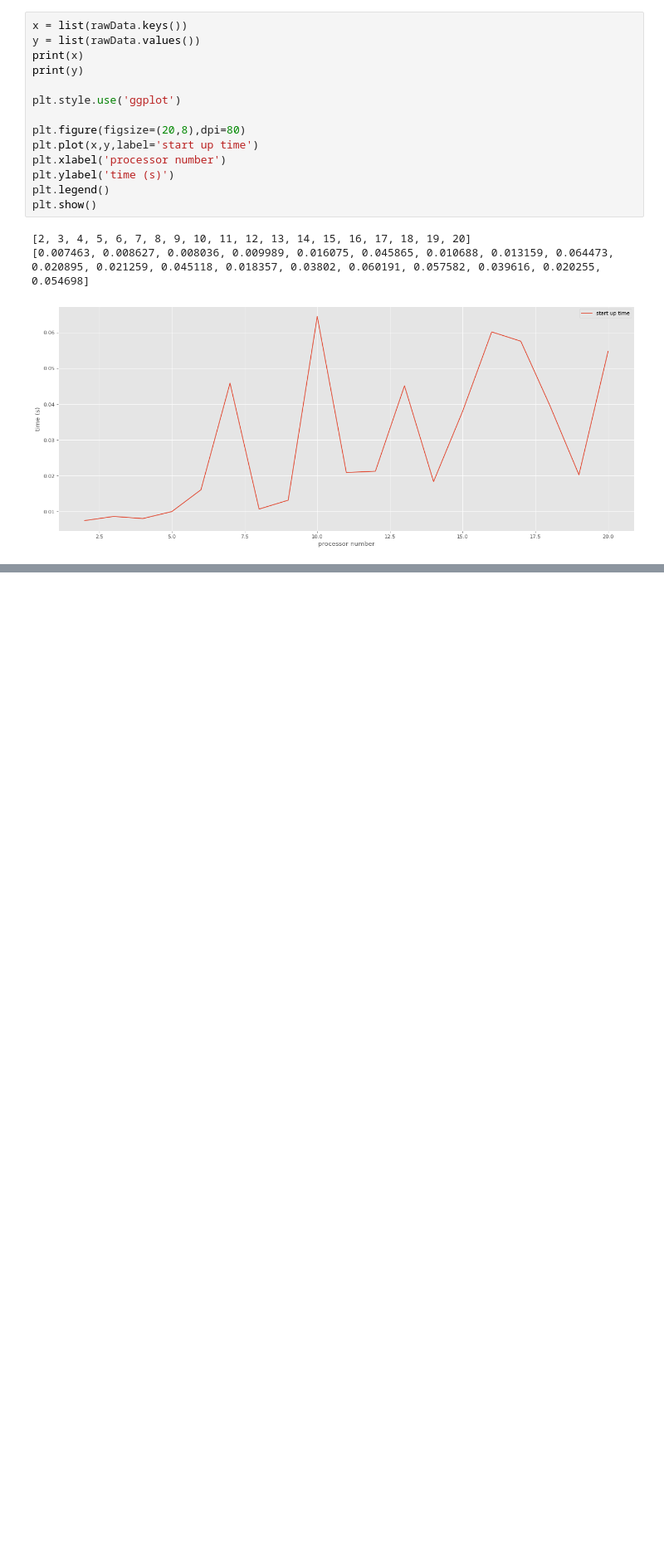
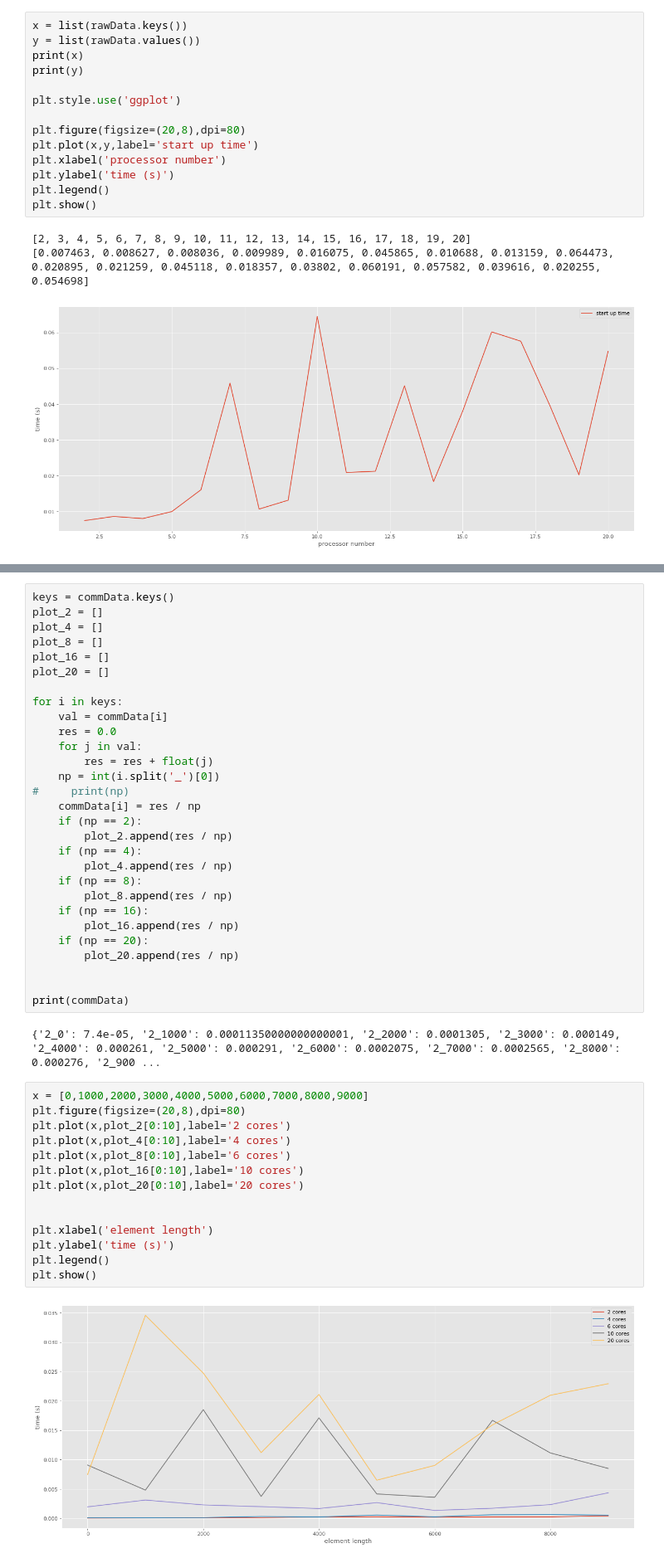
Before and after one commit to ccjeff/CSC4005_parallel_computing, a Jupyter notebook: Untitled.ipynb, the cells around one changed output, grey strips where cells are left out. Shown at 83% size. Drawn from its saved outputs; the diff is of its cells as text; blank space fills up the shorter version.

```diff
--- a/Untitled.ipynb
+++ b/Untitled.ipynb
@@ -54,0 +83,47 @@ plt.show()
+# %%
+keys = commData.keys()
+plot_2 = []
+plot_4 = []
+plot_8 = []
+plot_16 = []
+plot_20 = []
+
+for i in keys:
+    val = commData[i]
+    res = 0.0
+    for j in val:
+        res = res + float(j)
+    np = int(i.split('_')[0])
+#     print(np)
+    commData[i] = res / np
+    if (np == 2):
+        plot_2.append(res / np)
+    if (np == 4):
+        plot_4.append(res / np)
+    if (np == 8):
+        plot_8.append(res / np)
+    if (np == 16):
+        plot_16.append(res / np)
+    if (np == 20):
+        plot_20.append(res / np)
+
+
+print(commData)
+# %% [output]
+{'2_0': 7.4e-05, '2_1000': 0.00011350000000000001, '2_2000': 0.0001305, '2_3000': 0.000149, '2_4000': 0.000261, '2_5000': 0.000291, '2_6000': 0.0002075, '2_7000': 0.0002565, '2_8000': 0.000276, '2_900 ...
+# %%
+x = [0,1000,2000,3000,4000,5000,6000,7000,8000,9000]
+plt.figure(figsize=(20,8),dpi=80)
+plt.plot(x,plot_2[0:10],label='2 cores')
+plt.plot(x,plot_4[0:10],label='4 cores')
+plt.plot(x,plot_8[0:10],label='6 cores')
+plt.plot(x,plot_16[0:10],label='10 cores')
+plt.plot(x,plot_20[0:10],label='20 cores')
+
+
+plt.xlabel('element length')
+plt.ylabel('time (s)')
+plt.legend()
+plt.show()
+# %% [output]
+[figure, added]
```
Also changed, not shown: parts of 2 cells of this notebook, 6 other files.
